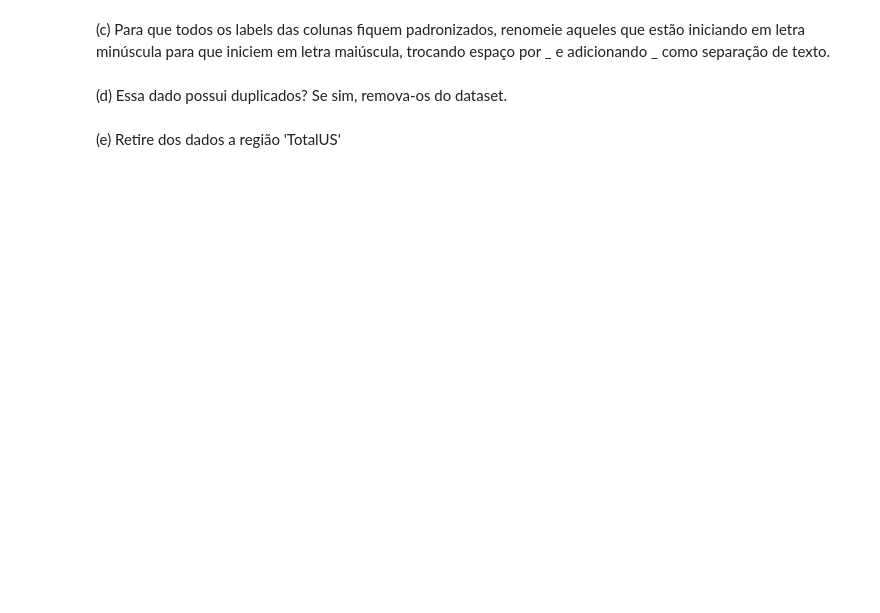
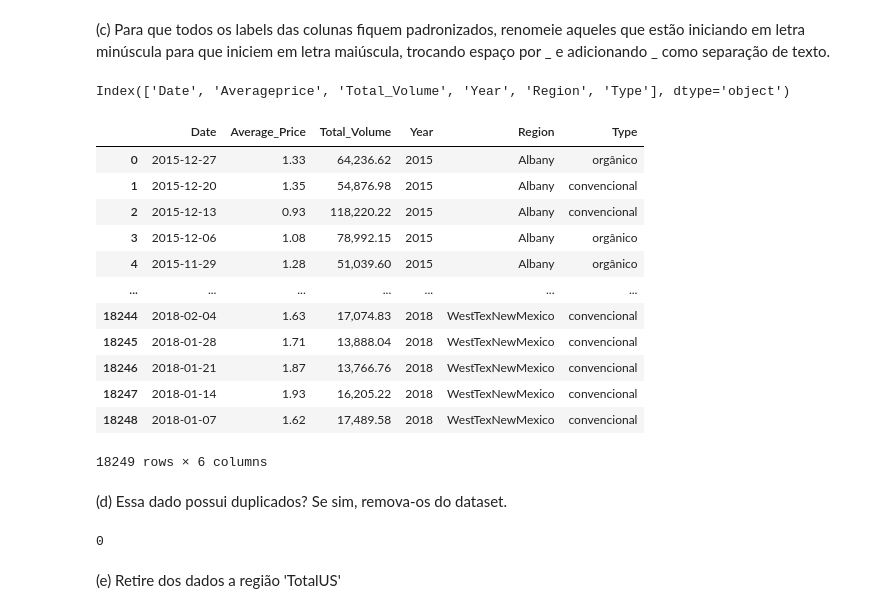
Before and after one commit to joaopasini/letscode_repository, a Jupyter notebook: Módulo 4 - Técnicas de Programação I - Python/Módulo 4 - Exercícios/Aula de Exerícios Numpy e Pandas.ipynb, the cells around one changed output. Saved outputs shown, nothing was run; the diff lists cells and outputs as text; code cells hidden in the pictures; blank space fills up the shorter version.

```diff
--- a/Módulo 4 - Técnicas de Programação I - Python/Módulo 4 - Exercícios/Aula de Exerícios Numpy e Pandas.ipynb
+++ b/Módulo 4 - Técnicas de Programação I - Python/Módulo 4 - Exercícios/Aula de Exerícios Numpy e Pandas.ipynb
@@ -213,3 +214,6 @@ df2.head()
 | 2 | convencional |
 | 3 | orgânico |
 | 4 | orgânico |
+# %%
+df3 = df1.join(df2)
+df3.head()
@@ -223,6 +262,34 @@ df1.merge(df2[[, how="outer", on="
 # %% [markdown]
 (c) Para que todos os labels das colunas fiquem padronizados, renomeie aqueles que estão iniciando em letra minúscula para que iniciem em letra maiúscula, trocando espaço por _ e adicionando _ como separação de texto.
+# %%
+df3.columns = df3.columns.str.title()
+df3.columns = df3.columns.str.replace(' ','_')
+df3.columns
+# %% [output]
+Index(['Date', 'Averageprice', 'Total_Volume', 'Year', 'Region', 'Type'], dtype='object')
+# %%
+df3.rename(columns={'Averageprice': "Average_Price"}, inplace=True)
+df3
+# %% [output]
+|  | Date | Average_Price | Total_Volume | Year | Region | Type |
+| 0 | 2015-12-27 | 1.33 | 64,236.62 | 2015 | Albany | orgânico |
+| 1 | 2015-12-20 | 1.35 | 54,876.98 | 2015 | Albany | convencional |
+| 2 | 2015-12-13 | 0.93 | 118,220.22 | 2015 | Albany | convencional |
+| 3 | 2015-12-06 | 1.08 | 78,992.15 | 2015 | Albany | orgânico |
+| 4 | 2015-11-29 | 1.28 | 51,039.60 | 2015 | Albany | orgânico |
+| ... | ... | ... | ... | ... | ... | ... |
+| 18244 | 2018-02-04 | 1.63 | 17,074.83 | 2018 | WestTexNewMexico | convencional |
+| 18245 | 2018-01-28 | 1.71 | 13,888.04 | 2018 | WestTexNewMexico | convencional |
+| 18246 | 2018-01-21 | 1.87 | 13,766.76 | 2018 | WestTexNewMexico | convencional |
+| 18247 | 2018-01-14 | 1.93 | 16,205.22 | 2018 | WestTexNewMexico | convencional |
+| 18248 | 2018-01-07 | 1.62 | 17,489.58 | 2018 | WestTexNewMexico | convencional |
+18249 rows × 6 columns
 # %% [markdown]
 (d) Essa dado possui duplicados? Se sim, remova-os do dataset.
+# %%
+df3.duplicated().sum()
+#Data frame não possui duplicados
+# %% [output]
+0
 # %% [markdown]
 (e) Retire dos dados a região 'TotalUS'
```
Also changed, not shown: parts of 31 cells of this notebook, 5 other files.
